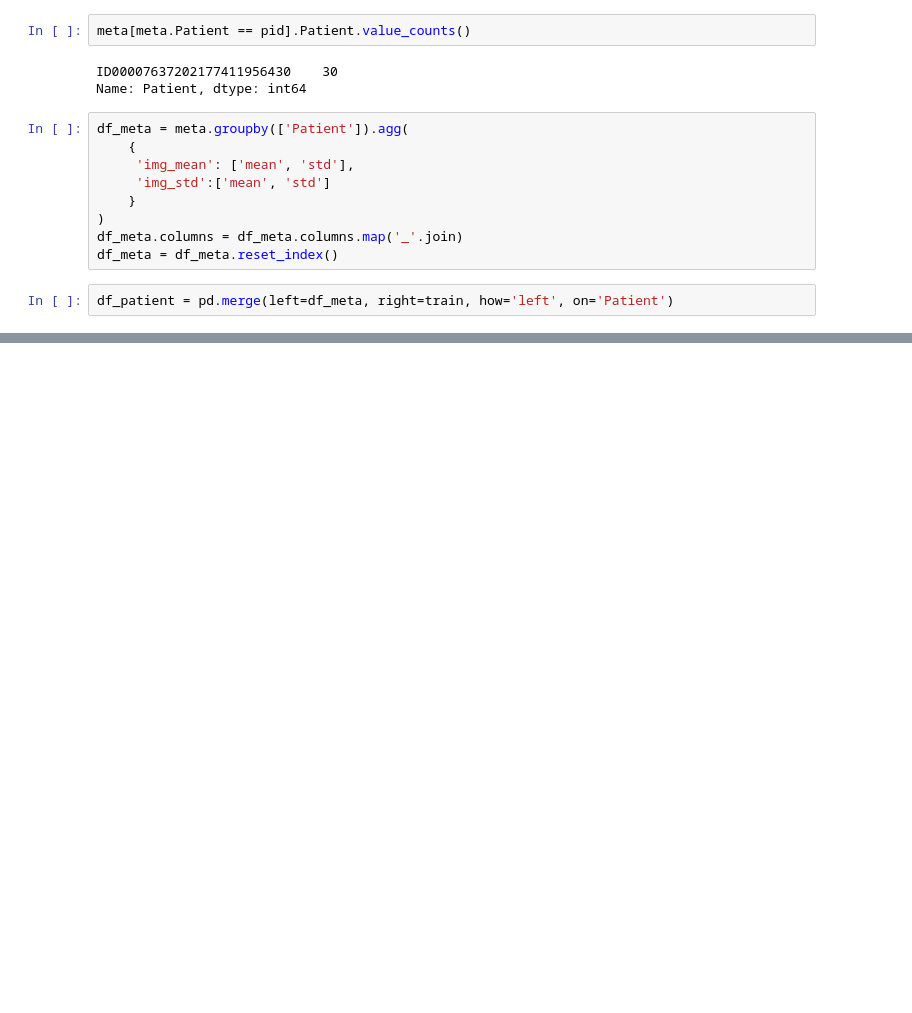
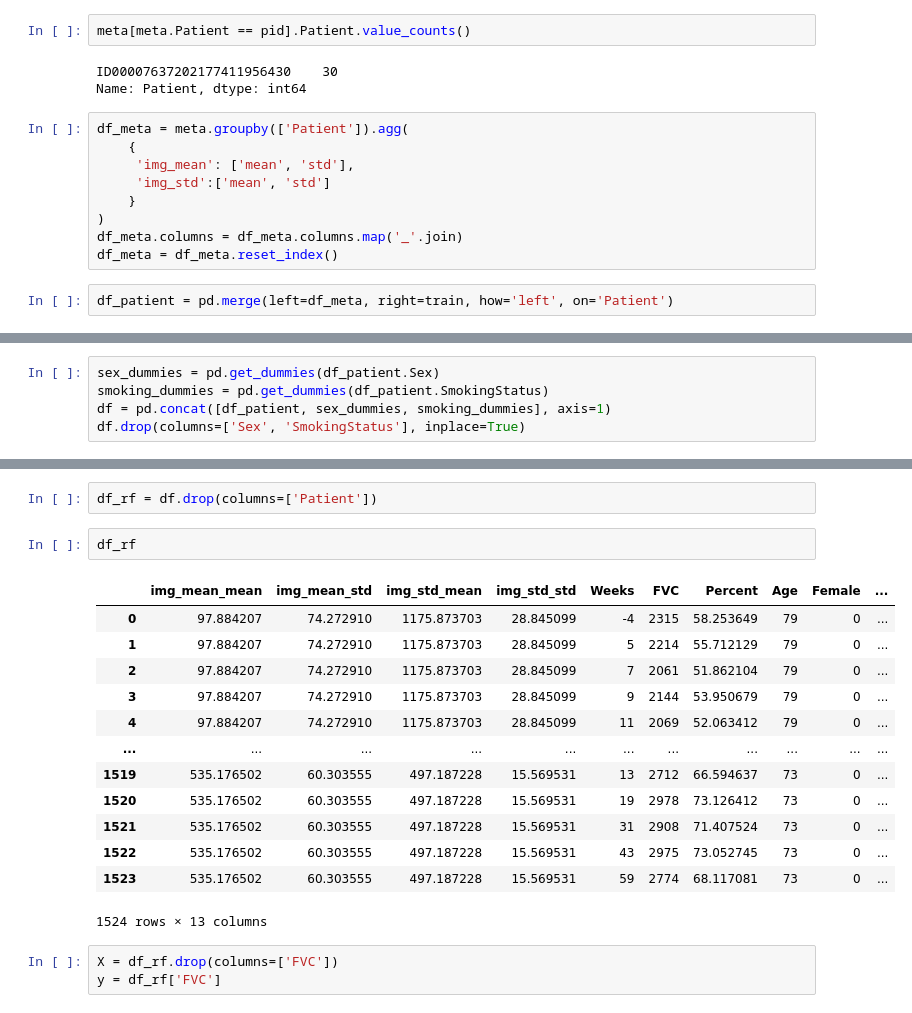
Before and after one commit to viveksahukar/kaggle_pulmonary_fibrosis, a Jupyter notebook: pf_first_basic_model.ipynb, the cells around one changed output, grey strips where cells are left out. Drawn from its saved outputs; the diff is of its cells as text; blank space fills up the shorter version.

```diff
--- a/pf_first_basic_model.ipynb
+++ b/pf_first_basic_model.ipynb
@@ -89,0 +104,5 @@ df_patient
+# %%
+sex_dummies = pd.get_dummies(df_patient.Sex)
+smoking_dummies = pd.get_dummies(df_patient.SmokingStatus)
+df = pd.concat([df_patient, sex_dummies, smoking_dummies], axis=1)
+df.drop(columns=['Sex', 'SmokingStatus'], inplace=True)
@@ -89,0 +118,21 @@ df_patient
+# %%
+df_rf = df.drop(columns=['Patient'])
+# %%
+df_rf
+# %% [output]
+|  | img_mean_mean | img_mean_std | img_std_mean | img_std_std | Weeks | FVC | Percent | Age | Female | ... |
+| 0 | 97.884207 | 74.272910 | 1175.873703 | 28.845099 | -4 | 2315 | 58.253649 | 79 | 0 | ... |
+| 1 | 97.884207 | 74.272910 | 1175.873703 | 28.845099 | 5 | 2214 | 55.712129 | 79 | 0 | ... |
+| 2 | 97.884207 | 74.272910 | 1175.873703 | 28.845099 | 7 | 2061 | 51.862104 | 79 | 0 | ... |
+| 3 | 97.884207 | 74.272910 | 1175.873703 | 28.845099 | 9 | 2144 | 53.950679 | 79 | 0 | ... |
+| 4 | 97.884207 | 74.272910 | 1175.873703 | 28.845099 | 11 | 2069 | 52.063412 | 79 | 0 | ... |
+| ... | ... | ... | ... | ... | ... | ... | ... | ... | ... | ... |
+| 1519 | 535.176502 | 60.303555 | 497.187228 | 15.569531 | 13 | 2712 | 66.594637 | 73 | 0 | ... |
+| 1520 | 535.176502 | 60.303555 | 497.187228 | 15.569531 | 19 | 2978 | 73.126412 | 73 | 0 | ... |
+| 1521 | 535.176502 | 60.303555 | 497.187228 | 15.569531 | 31 | 2908 | 71.407524 | 73 | 0 | ... |
+| 1522 | 535.176502 | 60.303555 | 497.187228 | 15.569531 | 43 | 2975 | 73.052745 | 73 | 0 | ... |
+| 1523 | 535.176502 | 60.303555 | 497.187228 | 15.569531 | 59 | 2774 | 68.117081 | 73 | 0 | ... |
+1524 rows × 13 columns
+# %%
+X = df_rf.drop(columns=['FVC'])
+y = df_rf['FVC']
```
Also changed, not shown: parts of 16 cells of this notebook.
